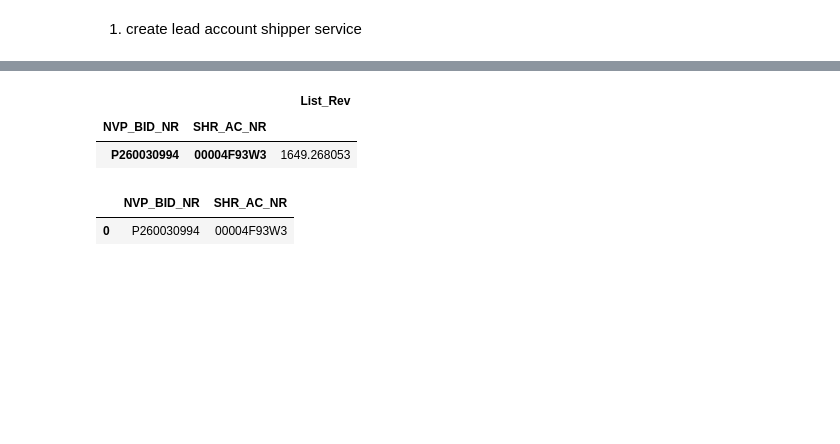
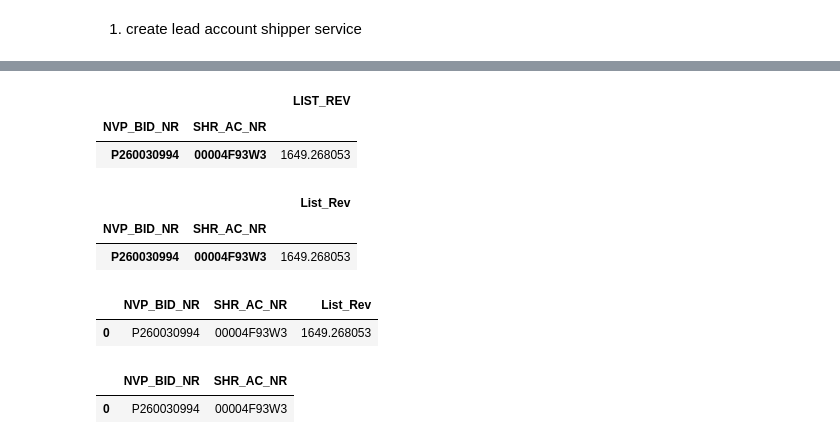
Before and after one commit to iliyaz89/badubhai, a Jupyter notebook: jupyter/Data Transformation .ipynb, the cells around one changed output, grey strips where cells are left out. Saved outputs shown, nothing was run; the diff lists cells and outputs as text; code cells hidden in the pictures; blank space fills up the shorter version.

```diff
--- a/jupyter/Data Transformation .ipynb
+++ b/jupyter/Data Transformation .ipynb
@@ -3,7 +3,7 @@ import joblib
 import tempfile
 import os
 import pandas as pd
-bid_number = 'P260030994'
+bid_number = 'P270030835'
 outfile = os.path.join(tempfile.gettempdir(),'%s.data'%bid_number)
 df_tp20_bid,df_tp20_bid_shpr,df_tp20_svc_grp,df_tp20_ceiling_svc,df_tp20_shpr_svc,df_ttpsvgp,df_zone_weight,df_tp_accessorial = joblib.load(outfile)
 # %%
@@ -19,6 +19,14 @@ df_tp20_shpr_svc.head()
 | 2 | P260030994 | AHTSVBN | 0 | 00004F93W3 | 2017-08-08 | US | USD | 30.6538 | ... |
 | 3 | P260030994 | AHTSVBO | 0 | 00004F93W3 | 2017-08-08 | US | USD | 133.2249 | ... |
 | 4 | P260030994 | AHTSVBQ | 0 | 00004F93W3 | 2017-08-08 | US | USD | 16.6467 | ... |
+# %%
+df_tp20_shpr_svc['LIST_REV']=df_tp20_shpr_svc['SHR_PJT_WVL_QY']*df_tp20_shpr_svc['SHR_PJT_GRS_RPP_A']
+# %%
+df_tp20_shpr_svc.groupby(by=['NVP_BID_NR', 'SHR_AC_NR']).agg({'LIST_REV': np.sum})
+# %% [output]
+|  |  | LIST_REV |
+| NVP_BID_NR | SHR_AC_NR |  |
+| P260030994 | 00004F93W3 | 1649.268053 |
 # %%
 tp20_shpr_svc_leadaccount = df_tp20_shpr_svc
 tp20_shpr_svc_leadaccount['List_Rev'] = tp20_shpr_svc_leadaccount['SHR_PJT_WVL_QY'] * tp20_shpr_svc_leadaccount[
@@ -31,6 +39,11 @@ tp20_shpr_svc_leadaccount.head()
 |  |  | List_Rev |
 | NVP_BID_NR | SHR_AC_NR |  |
 | P260030994 | 00004F93W3 | 1649.268053 |
+# %%
+tp20_shpr_svc_leadaccount.reset_index()
+# %% [output]
+|  | NVP_BID_NR | SHR_AC_NR | List_Rev |
+| 0 | P260030994 | 00004F93W3 | 1649.268053 |
 # %%
 tp20_shpr_svc_leadaccount = tp20_shpr_svc_leadaccount.reset_index()
 tp20_shpr_svc_leadaccount = tp20_shpr_svc_leadaccount.sort_values(by=['NVP_BID_NR', 'List_Rev'], ascending=[1, 0])
```
Also changed, not shown: parts of 9 cells of this notebook, 3 other files.
